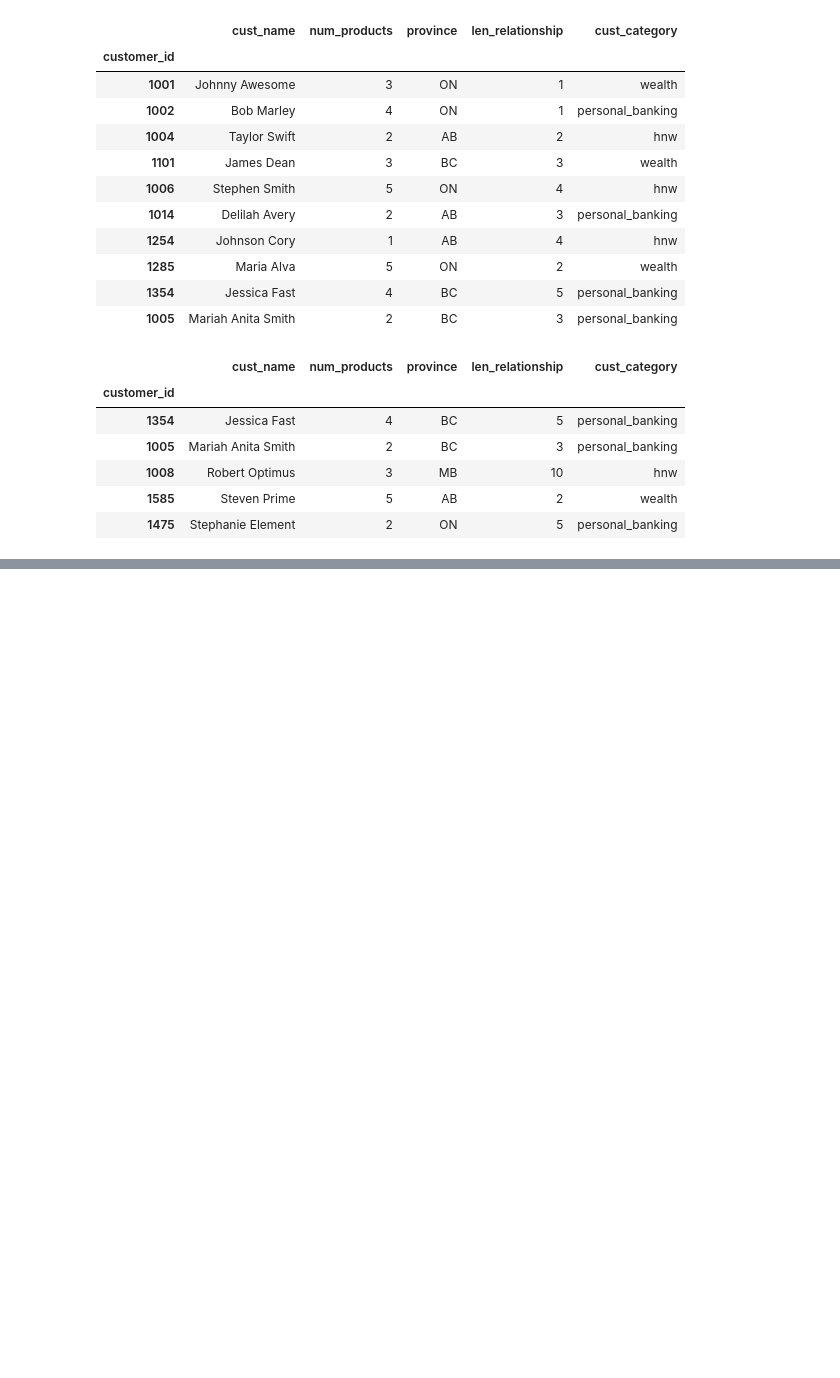
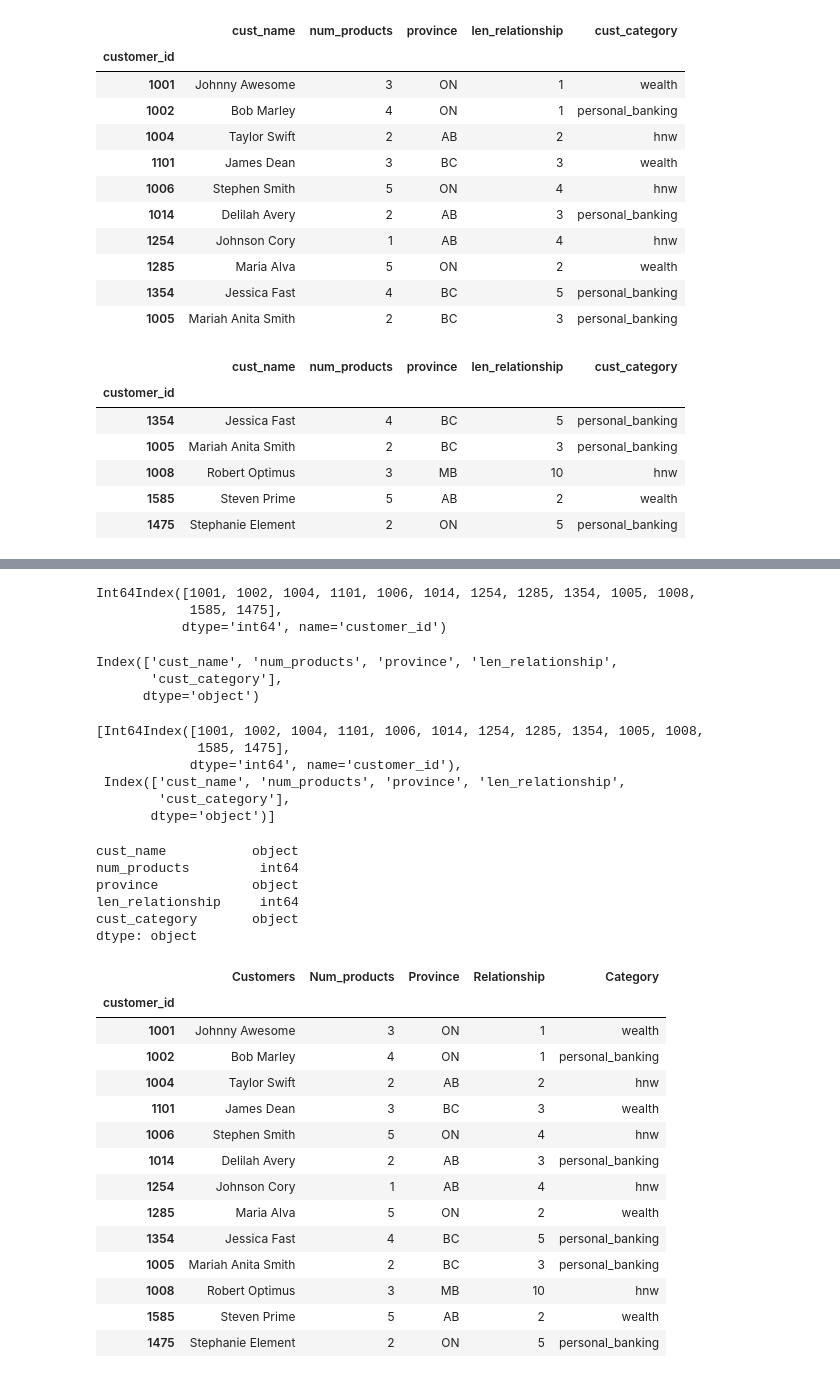
Before and after one commit to sriku2412/schulich_data_science, a Jupyter notebook: pandas.ipynb, the cells around one changed output, grey strips where cells are left out. Saved outputs shown, nothing was run; the diff lists cells and outputs as text; code cells hidden in the pictures; blank space fills up the shorter version.

```diff
--- a/pandas.ipynb
+++ b/pandas.ipynb
@@ -1,6 +1,6 @@
 # %%
 import pandas as pd
-df2 = pd.read_csv(r"https://raw.githubusercontent.com/sriku2412/schulich_data_science/main/customers.csv?token=GHSAT0AAAAAACC4RNSOUEXP6EXF3ZLW6DCUZDI5Z5A")
+df2 = pd.read_csv(r"https://raw.githubusercontent.com/sriku2412/schulich_data_science/main/customers.csv?token=GHSAT0AAAAAACC4TRBBULD2RP7BNTA7ZNT2ZDJAKTA")
 df2
 # %% [output]
 |  | id | cust_name | num_products | province | len_relationship | cust_category |
@@ -66,0 +80,50 @@ df2.info()
+# %%
+df2.index
+# %% [output]
+Int64Index([1001, 1002, 1004, 1101, 1006, 1014, 1254, 1285, 1354, 1005, 1008,
+            1585, 1475],
+           dtype='int64', name='customer_id')
+# %%
+df2.columns
+# %% [output]
+Index(['cust_name', 'num_products', 'province', 'len_relationship',
+       'cust_category'],
+      dtype='object')
+# %%
+df2.axes
+# %% [output]
+[Int64Index([1001, 1002, 1004, 1101, 1006, 1014, 1254, 1285, 1354, 1005, 1008,
+             1585, 1475],
+            dtype='int64', name='customer_id'),
+ Index(['cust_name', 'num_products', 'province', 'len_relationship',
+        'cust_category'],
+       dtype='object')]
+# %%
+df2.dtypes
+# %% [output]
+cust_name           object
+num_products         int64
+province            object
+len_relationship     int64
+cust_category       object
+dtype: object
+# %%
+df2.columns = ['Customers','Num_products','Province','Relationship','Category']
+# %%
+df2
+# %% [output]
+|  | Customers | Num_products | Province | Relationship | Category |
+| customer_id |  |  |  |  |  |
+| 1001 | Johnny Awesome | 3 | ON | 1 | wealth |
+| 1002 | Bob Marley | 4 | ON | 1 | personal_banking |
+| 1004 | Taylor Swift | 2 | AB | 2 | hnw |
+| 1101 | James Dean | 3 | BC | 3 | wealth |
+| 1006 | Stephen Smith | 5 | ON | 4 | hnw |
+| 1014 | Delilah Avery | 2 | AB | 3 | personal_banking |
+| 1254 | Johnson Cory | 1 | AB | 4 | hnw |
+| 1285 | Maria Alva | 5 | ON | 2 | wealth |
+| 1354 | Jessica Fast | 4 | BC | 5 | personal_banking |
+| 1005 | Mariah Anita Smith | 2 | BC | 3 | personal_banking |
+| 1008 | Robert Optimus | 3 | MB | 10 | hnw |
+| 1585 | Steven Prime | 5 | AB | 2 | wealth |
+| 1475 | Stephanie Element | 2 | ON | 5 | personal_banking |
```
Also changed, not shown: parts of 18 cells of this notebook, 1 other file.
